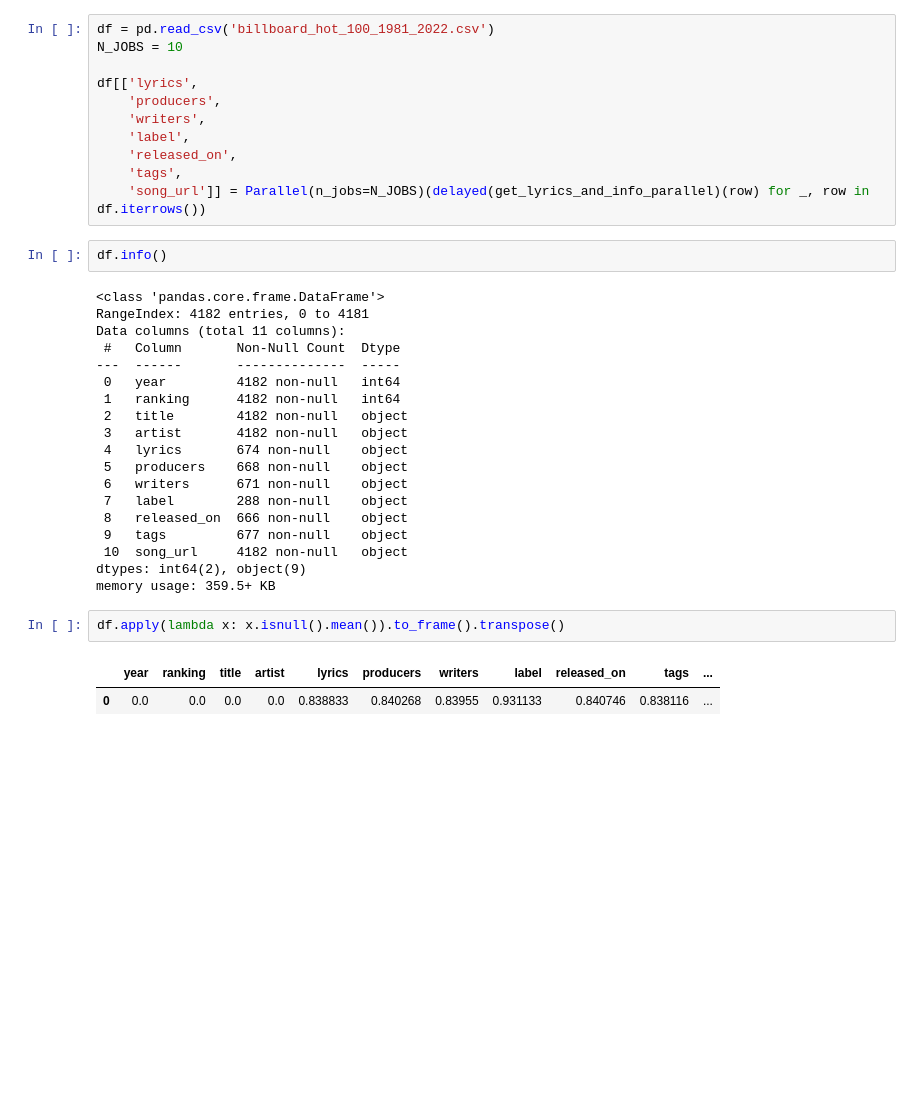
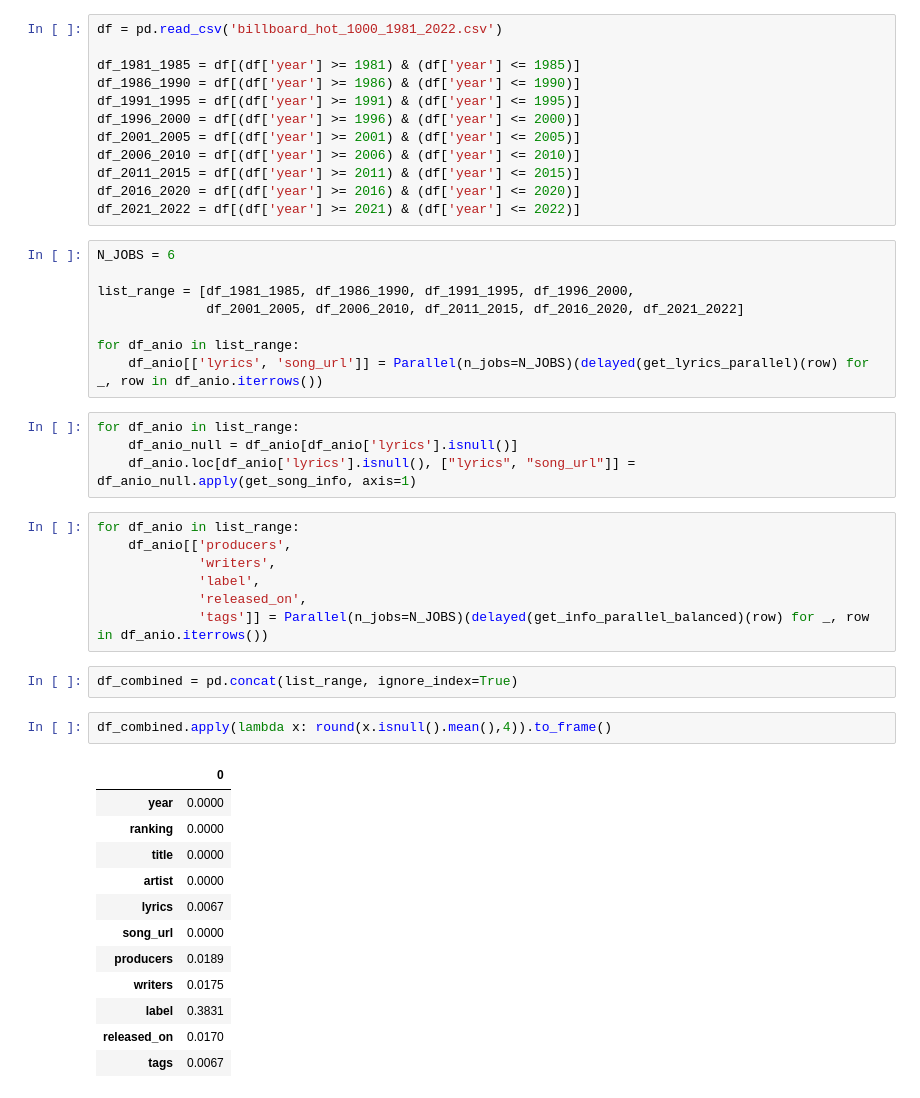
Before and after one commit to alejandro-delgado-t/Text_mining_final_project, a Jupyter notebook: Spotify.ipynb, the cells around one changed output. Drawn from its saved outputs; the diff is of its cells as text; blank space fills up the shorter version.

Commit message:
Final Version of Lyrics

```diff
--- a/Spotify.ipynb
+++ b/Spotify.ipynb
@@ -116,37 +155,48 @@ song_url:  https://genius.com/jay-z-empire-state-of-mind-lyrics
+# %%
+df = pd.read_csv('billboard_hot_1000_1981_2022.csv')
+
+df_1981_1985 = df[(df['year'] >= 1981) & (df['year'] <= 1985)]
+df_1986_1990 = df[(df['year'] >= 1986) & (df['year'] <= 1990)]
+df_1991_1995 = df[(df['year'] >= 1991) & (df['year'] <= 1995)]
+df_1996_2000 = df[(df['year'] >= 1996) & (df['year'] <= 2000)]
+df_2001_2005 = df[(df['year'] >= 2001) & (df['year'] <= 2005)]
+df_2006_2010 = df[(df['year'] >= 2006) & (df['year'] <= 2010)]
+df_2011_2015 = df[(df['year'] >= 2011) & (df['year'] <= 2015)]
+df_2016_2020 = df[(df['year'] >= 2016) & (df['year'] <= 2020)]
+df_2021_2022 = df[(df['year'] >= 2021) & (df['year'] <= 2022)]
+# %%
+N_JOBS = 6
+
+list_range = [df_1981_1985, df_1986_1990, df_1991_1995, df_1996_2000,
+              df_2001_2005, df_2006_2010, df_2011_2015, df_2016_2020, df_2021_2022]
+
+for df_anio in list_range:
+    df_anio[['lyrics', 'song_url']] = Parallel(n_jobs=N_JOBS)(delayed(get_lyrics_parallel)(row) for _, row in df_anio.iterrows())
+# %%
+for df_anio in list_range:
+    df_anio_null = df_anio[df_anio['lyrics'].isnull()]
+    df_anio.loc[df_anio['lyrics'].isnull(), ["lyrics", "song_url"]] = df_anio_null.apply(get_song_info, axis=1)
 # %%
-df = pd.read_csv('billboard_hot_100_1981_2022.csv')
-N_JOBS = 10
-
-df[['lyrics',
-    'producers',
-    'writers',
-    'label',
-    'released_on',
-    'tags',
-    'song_url']] = Parallel(n_jobs=N_JOBS)(delayed(get_lyrics_and_info_parallel)(row) for _, row in df.iterrows())
+for df_anio in list_range:
+    df_anio[['producers',
+             'writers',
+             'label',
+             'released_on',
+             'tags']] = Parallel(n_jobs=N_JOBS)(delayed(get_info_parallel_balanced)(row) for _, row in df_anio.iterrows())
-# %%
-df.info()
-# %% [output]
-<class 'pandas.core.frame.DataFrame'>
-RangeIndex: 4182 entries, 0 to 4181
-Data columns (total 11 columns):
- #   Column       Non-Null Count  Dtype
----  ------       --------------  -----
- 0   year         4182 non-null   int64
- 1   ranking      4182 non-null   int64
- 2   title        4182 non-null   object
- 3   artist       4182 non-null   object
- 4   lyrics       674 non-null    object
- 5   producers    668 non-null    object
- 6   writers      671 non-null    object
- 7   label        288 non-null    object
- 8   released_on  666 non-null    object
- 9   tags         677 non-null    object
- 10  song_url     4182 non-null   object
-dtypes: int64(2), object(9)
-memory usage: 359.5+ KB
+# %%
+df_combined = pd.concat(list_range, ignore_index=True)
 # %%
-df.apply(lambda x: x.isnull().mean()).to_frame().transpose()
+df_combined.apply(lambda x: round(x.isnull().mean(),4)).to_frame()
 # %% [output]
-|  | year | ranking | title | artist | lyrics | producers | writers | label | released_on | tags | ... |
-| 0 | 0.0 | 0.0 | 0.0 | 0.0 | 0.838833 | 0.840268 | 0.83955 | 0.931133 | 0.840746 | 0.838116 | ... |
+|  | 0 |
+| year | 0.0000 |
+| ranking | 0.0000 |
+| title | 0.0000 |
+| artist | 0.0000 |
+| lyrics | 0.0067 |
+| song_url | 0.0000 |
+| producers | 0.0189 |
+| writers | 0.0175 |
+| label | 0.3831 |
+| released_on | 0.0170 |
+| tags | 0.0067 |
```
Also changed, not shown: parts of 11 cells of this notebook, 1 other file.
